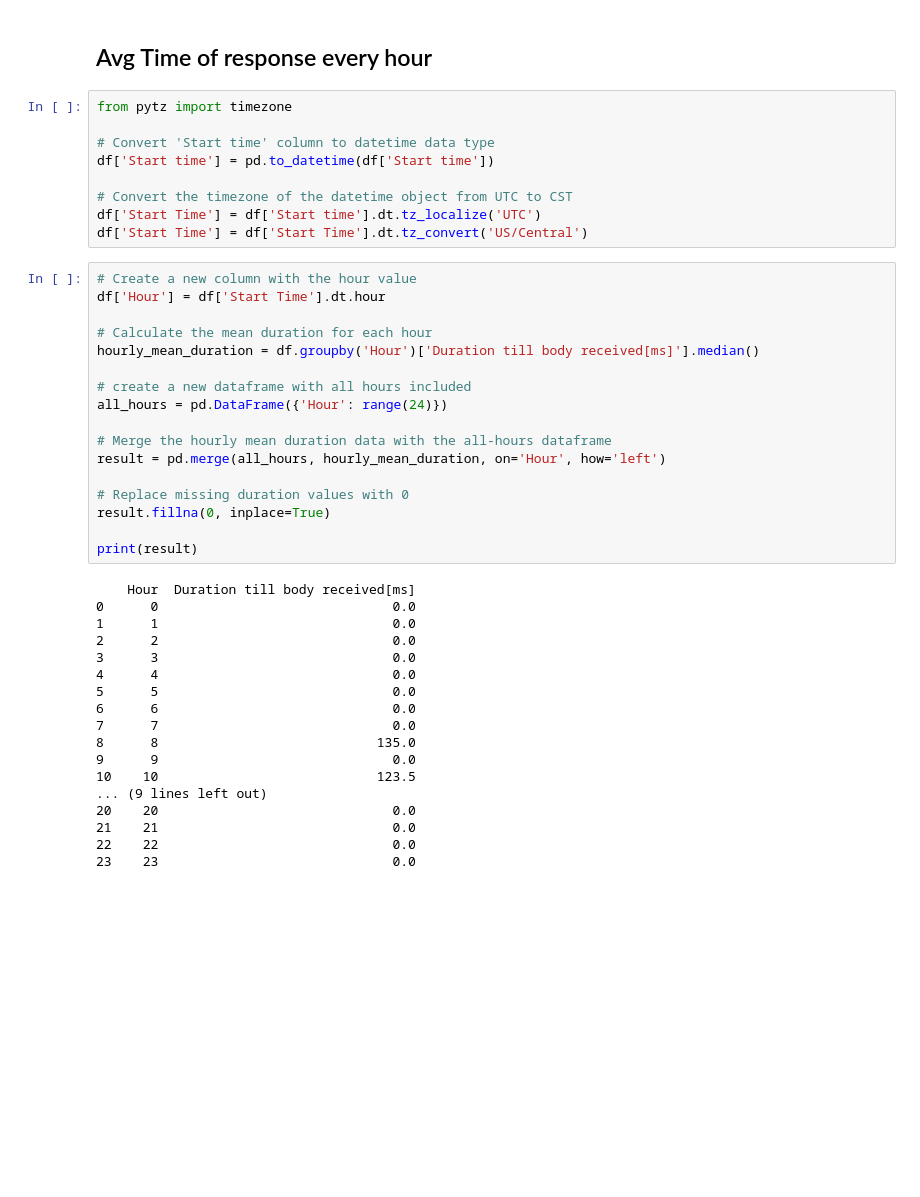
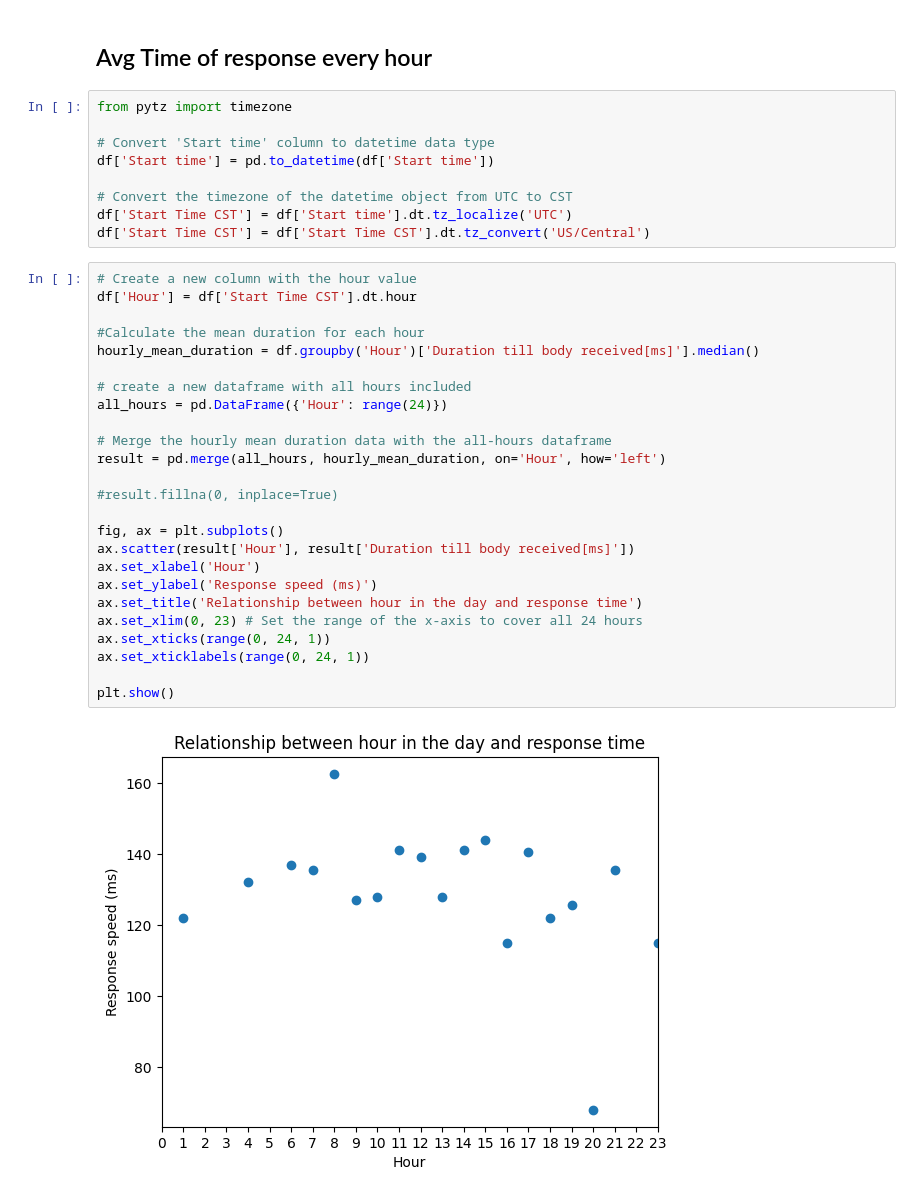
Before and after one commit to niallbuckley/API-data-analytics, a Jupyter notebook: analysis-EEN.ipynb, the cells around one changed output. Cells and saved outputs as stored; diff of their text form; blank space fills up the shorter version.

Commit message:
Add more data for testing

```diff
--- a/analysis-EEN.ipynb
+++ b/analysis-EEN.ipynb
@@ -143,46 +146,38 @@ print(result)
 # %% [markdown]
 ## Avg Time of response every hour
-# %%
-from pytz import timezone
-
-# Convert 'Start time' column to datetime data type
-df['Start time'] = pd.to_datetime(df['Start time'])
-
-# Convert the timezone of the datetime object from UTC to CST
-df['Start Time'] = df['Start time'].dt.tz_localize('UTC')
-df['Start Time'] = df['Start Time'].dt.tz_convert('US/Central')
+# %%
+from pytz import timezone
+
+# Convert 'Start time' column to datetime data type
+df['Start time'] = pd.to_datetime(df['Start time'])
+
+# Convert the timezone of the datetime object from UTC to CST
+df['Start Time CST'] = df['Start time'].dt.tz_localize('UTC')
+df['Start Time CST'] = df['Start Time CST'].dt.tz_convert('US/Central')
 # %%
 # Create a new column with the hour value
-df['Hour'] = df['Start Time'].dt.hour
+df['Hour'] = df['Start Time CST'].dt.hour
 
-# Calculate the mean duration for each hour
+#Calculate the mean duration for each hour
 hourly_mean_duration = df.groupby('Hour')['Duration till body received[ms]'].median()
 
 # create a new dataframe with all hours included
 all_hours = pd.DataFrame({'Hour': range(24)})
 
 # Merge the hourly mean duration data with the all-hours dataframe
 result = pd.merge(all_hours, hourly_mean_duration, on='Hour', how='left')
 
-# Replace missing duration values with 0
-result.fillna(0, inplace=True)
+#result.fillna(0, inplace=True)
 
-print(result)
+fig, ax = plt.subplots()
+ax.scatter(result['Hour'], result['Duration till body received[ms]'])
+ax.set_xlabel('Hour')
+ax.set_ylabel('Response speed (ms)')
+ax.set_title('Relationship between hour in the day and response time')
+ax.set_xlim(0, 23) # Set the range of the x-axis to cover all 24 hours
+ax.set_xticks(range(0, 24, 1))
+ax.set_xticklabels(range(0, 24, 1))
+
+plt.show()
 # %% [output]
-    Hour  Duration till body received[ms]
-0      0                              0.0
-1      1                              0.0
-2      2                              0.0
-3      3                              0.0
-4      4                              0.0
-5      5                              0.0
-6      6                              0.0
-7      7                              0.0
-8      8                            135.0
-9      9                              0.0
-10    10                            123.5
-... (9 lines left out)
-20    20                              0.0
-21    21                              0.0
-22    22                              0.0
-23    23                              0.0
+[figure, added]
```
Also changed, not shown: parts of 15 cells of this notebook, 8 other files.
